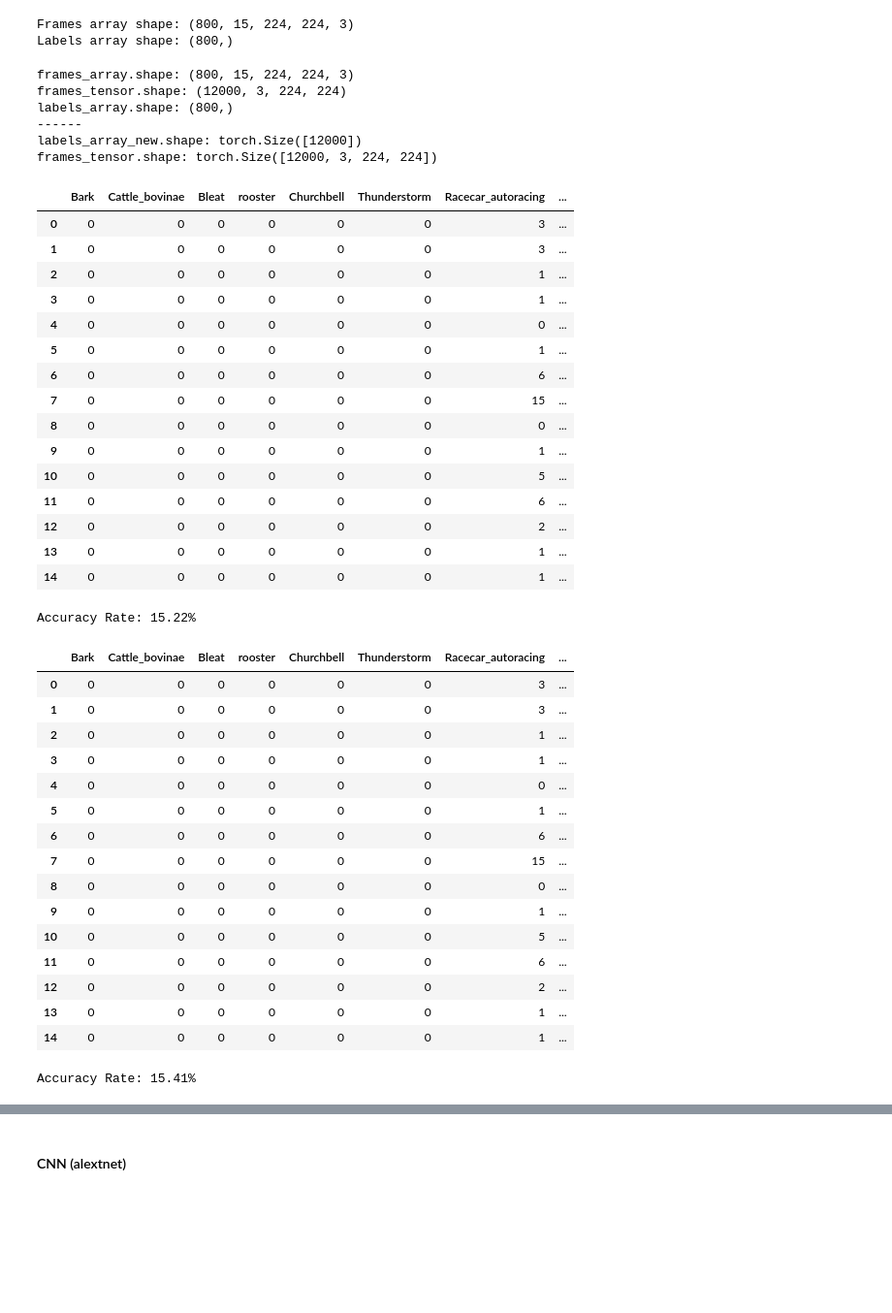
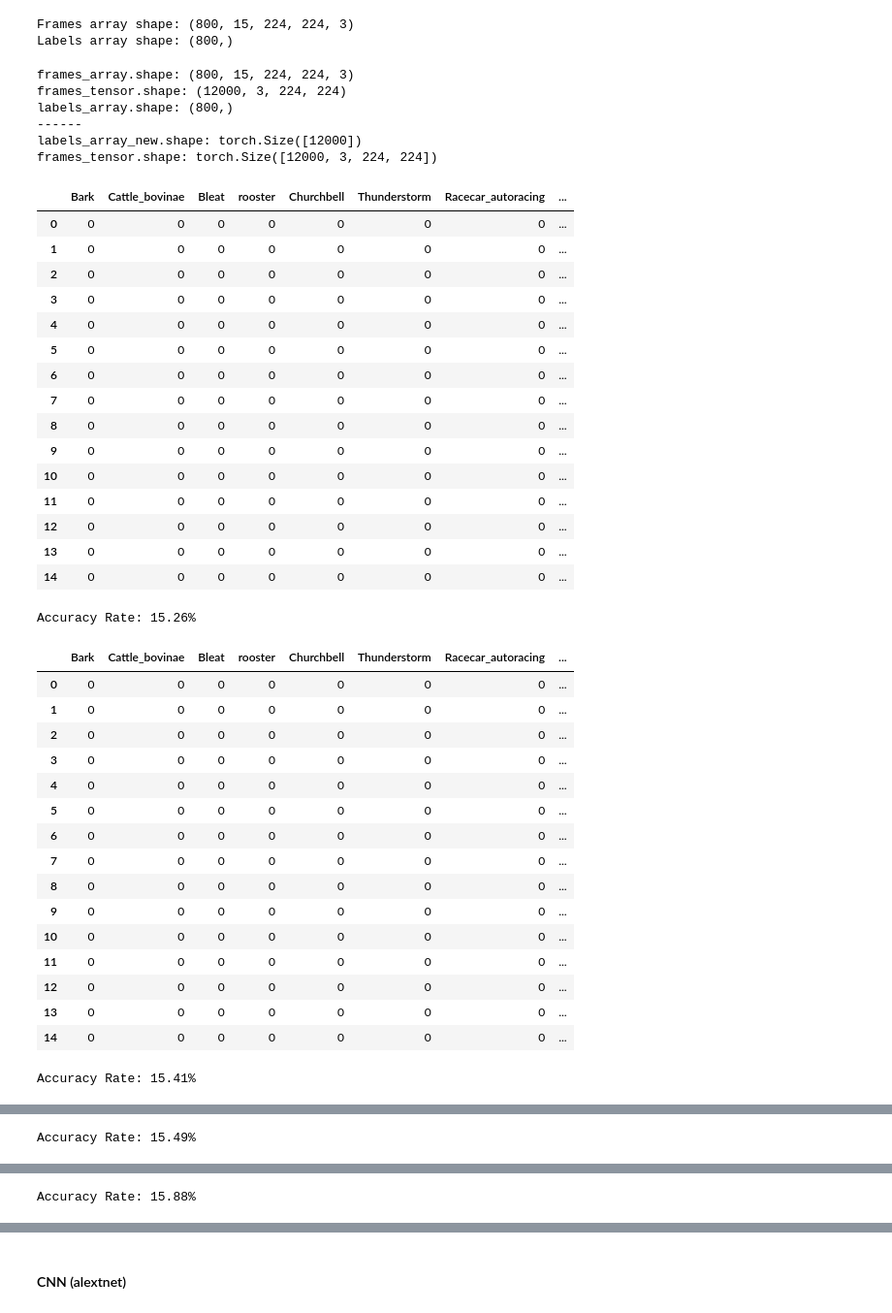
Before and after one commit to Derposoft/visually-indicated-sounds, a Jupyter notebook: Ehsan_notebook/VIG_EK.ipynb, the cells around one changed output, grey strips where cells are left out. Shown at 97% size. Cells and saved outputs as stored; diff of their text form; code cells hidden in the pictures; blank space fills up the shorter version.

```diff
--- a/Ehsan_notebook/VIG_EK.ipynb
+++ b/Ehsan_notebook/VIG_EK.ipynb
@@ -405,7 +405,7 @@ all_labels = []
 
 
 # Training loop
-num_epochs = 50  # Adjust the number of epochs as needed
+num_epochs = 100  # Adjust the number of epochs as needed
 for epoch in range(num_epochs):
     for frames, labels in data_loader:
         optimizer.zero_grad()
@@ -413,63 +413,63 @@ for epoch in range(num_epochs):
         loss = criterion(outputs, labels)
         loss.backward()
         optimizer.step()
 
         # Convert model outputs to class predictions
         _, predicted = torch.max(outputs, 1)
 
         # Append the predictions and labels to the lists
         all_predictions.extend(predicted.tolist())
         all_labels.extend(labels.tolist())
 
     # Calculate the confusion matrix
     display(pd.DataFrame(confusion_matrix(all_labels, all_predictions), columns=class_names))
 
     # Calculate the accuracy rate
     accuracy = accuracy_score(all_labels, all_predictions)
     print(f"Accuracy Rate: {accuracy * 100:.2f}%")
     # Check if the current accuracy is better than the best accuracy
     if accuracy > best_accuracy:
 
         best_accuracy = accuracy
         best_model_state = alexnet_model.state_dict()  # Save the model state
 # %% [output]
 frames_array.shape: (800, 15, 224, 224, 3)
 frames_tensor.shape: (12000, 3, 224, 224)
 labels_array.shape: (800,)
 ------
 labels_array_new.shape: torch.Size([12000])
 frames_tensor.shape: torch.Size([12000, 3, 224, 224])
 |  | Bark | Cattle_bovinae | Bleat | rooster | Churchbell | Thunderstorm | Racecar_autoracing | ... |
-| 0 | 0 | 0 | 0 | 0 | 0 | 0 | 3 | ... |
-| 1 | 0 | 0 | 0 | 0 | 0 | 0 | 3 | ... |
-| 2 | 0 | 0 | 0 | 0 | 0 | 0 | 1 | ... |
-| 3 | 0 | 0 | 0 | 0 | 0 | 0 | 1 | ... |
+| 0 | 0 | 0 | 0 | 0 | 0 | 0 | 0 | ... |
+| 1 | 0 | 0 | 0 | 0 | 0 | 0 | 0 | ... |
+| 2 | 0 | 0 | 0 | 0 | 0 | 0 | 0 | ... |
+| 3 | 0 | 0 | 0 | 0 | 0 | 0 | 0 | ... |
 | 4 | 0 | 0 | 0 | 0 | 0 | 0 | 0 | ... |
-| 5 | 0 | 0 | 0 | 0 | 0 | 0 | 1 | ... |
-| 6 | 0 | 0 | 0 | 0 | 0 | 0 | 6 | ... |
-| 7 | 0 | 0 | 0 | 0 | 0 | 0 | 15 | ... |
+| 5 | 0 | 0 | 0 | 0 | 0 | 0 | 0 | ... |
+| 6 | 0 | 0 | 0 | 0 | 0 | 0 | 0 | ... |
+| 7 | 0 | 0 | 0 | 0 | 0 | 0 | 0 | ... |
 | 8 | 0 | 0 | 0 | 0 | 0 | 0 | 0 | ... |
-| 9 | 0 | 0 | 0 | 0 | 0 | 0 | 1 | ... |
-| 10 | 0 | 0 | 0 | 0 | 0 | 0 | 5 | ... |
-| 11 | 0 | 0 | 0 | 0 | 0 | 0 | 6 | ... |
-| 12 | 0 | 0 | 0 | 0 | 0 | 0 | 2 | ... |
-| 13 | 0 | 0 | 0 | 0 | 0 | 0 | 1 | ... |
-| 14 | 0 | 0 | 0 | 0 | 0 | 0 | 1 | ... |
+| 9 | 0 | 0 | 0 | 0 | 0 | 0 | 0 | ... |
+| 10 | 0 | 0 | 0 | 0 | 0 | 0 | 0 | ... |
+| 11 | 0 | 0 | 0 | 0 | 0 | 0 | 0 | ... |
+| 12 | 0 | 0 | 0 | 0 | 0 | 0 | 0 | ... |
+| 13 | 0 | 0 | 0 | 0 | 0 | 0 | 0 | ... |
+| 14 | 0 | 0 | 0 | 0 | 0 | 0 | 0 | ... |
-Accuracy Rate: 15.22%
+Accuracy Rate: 15.26%
 |  | Bark | Cattle_bovinae | Bleat | rooster | Churchbell | Thunderstorm | Racecar_autoracing | ... |
-| 0 | 0 | 0 | 0 | 0 | 0 | 0 | 3 | ... |
-| 1 | 0 | 0 | 0 | 0 | 0 | 0 | 3 | ... |
-| 2 | 0 | 0 | 0 | 0 | 0 | 0 | 1 | ... |
-| 3 | 0 | 0 | 0 | 0 | 0 | 0 | 1 | ... |
+| 0 | 0 | 0 | 0 | 0 | 0 | 0 | 0 | ... |
+| 1 | 0 | 0 | 0 | 0 | 0 | 0 | 0 | ... |
+| 2 | 0 | 0 | 0 | 0 | 0 | 0 | 0 | ... |
+| 3 | 0 | 0 | 0 | 0 | 0 | 0 | 0 | ... |
 | 4 | 0 | 0 | 0 | 0 | 0 | 0 | 0 | ... |
-| 5 | 0 | 0 | 0 | 0 | 0 | 0 | 1 | ... |
-| 6 | 0 | 0 | 0 | 0 | 0 | 0 | 6 | ... |
-| 7 | 0 | 0 | 0 | 0 | 0 | 0 | 15 | ... |
+| 5 | 0 | 0 | 0 | 0 | 0 | 0 | 0 | ... |
+| 6 | 0 | 0 | 0 | 0 | 0 | 0 | 0 | ... |
+| 7 | 0 | 0 | 0 | 0 | 0 | 0 | 0 | ... |
 | 8 | 0 | 0 | 0 | 0 | 0 | 0 | 0 | ... |
-| 9 | 0 | 0 | 0 | 0 | 0 | 0 | 1 | ... |
-| 10 | 0 | 0 | 0 | 0 | 0 | 0 | 5 | ... |
-| 11 | 0 | 0 | 0 | 0 | 0 | 0 | 6 | ... |
-| 12 | 0 | 0 | 0 | 0 | 0 | 0 | 2 | ... |
-| 13 | 0 | 0 | 0 | 0 | 0 | 0 | 1 | ... |
-| 14 | 0 | 0 | 0 | 0 | 0 | 0 | 1 | ... |
+| 9 | 0 | 0 | 0 | 0 | 0 | 0 | 0 | ... |
+| 10 | 0 | 0 | 0 | 0 | 0 | 0 | 0 | ... |
+| 11 | 0 | 0 | 0 | 0 | 0 | 0 | 0 | ... |
+| 12 | 0 | 0 | 0 | 0 | 0 | 0 | 0 | ... |
+| 13 | 0 | 0 | 0 | 0 | 0 | 0 | 0 | ... |
+| 14 | 0 | 0 | 0 | 0 | 0 | 0 | 0 | ... |
 Accuracy Rate: 15.41%
@@ -475,0 +492 @@ Accuracy Rate: 15.41%
+Accuracy Rate: 15.49%
@@ -475,0 +509 @@ Accuracy Rate: 15.41%
+Accuracy Rate: 15.88%
```
Also changed, not shown: parts of 9 cells of this notebook, 1 other file.
